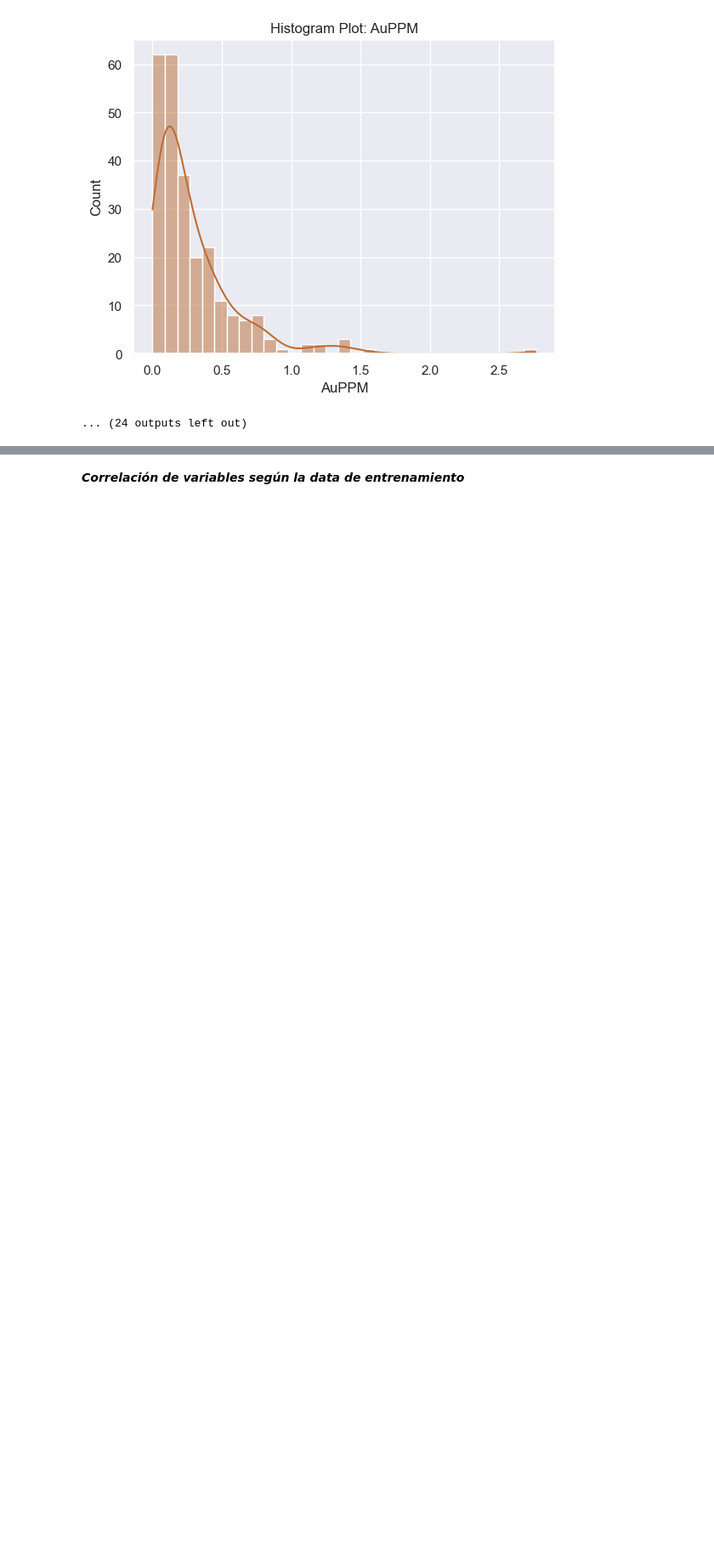
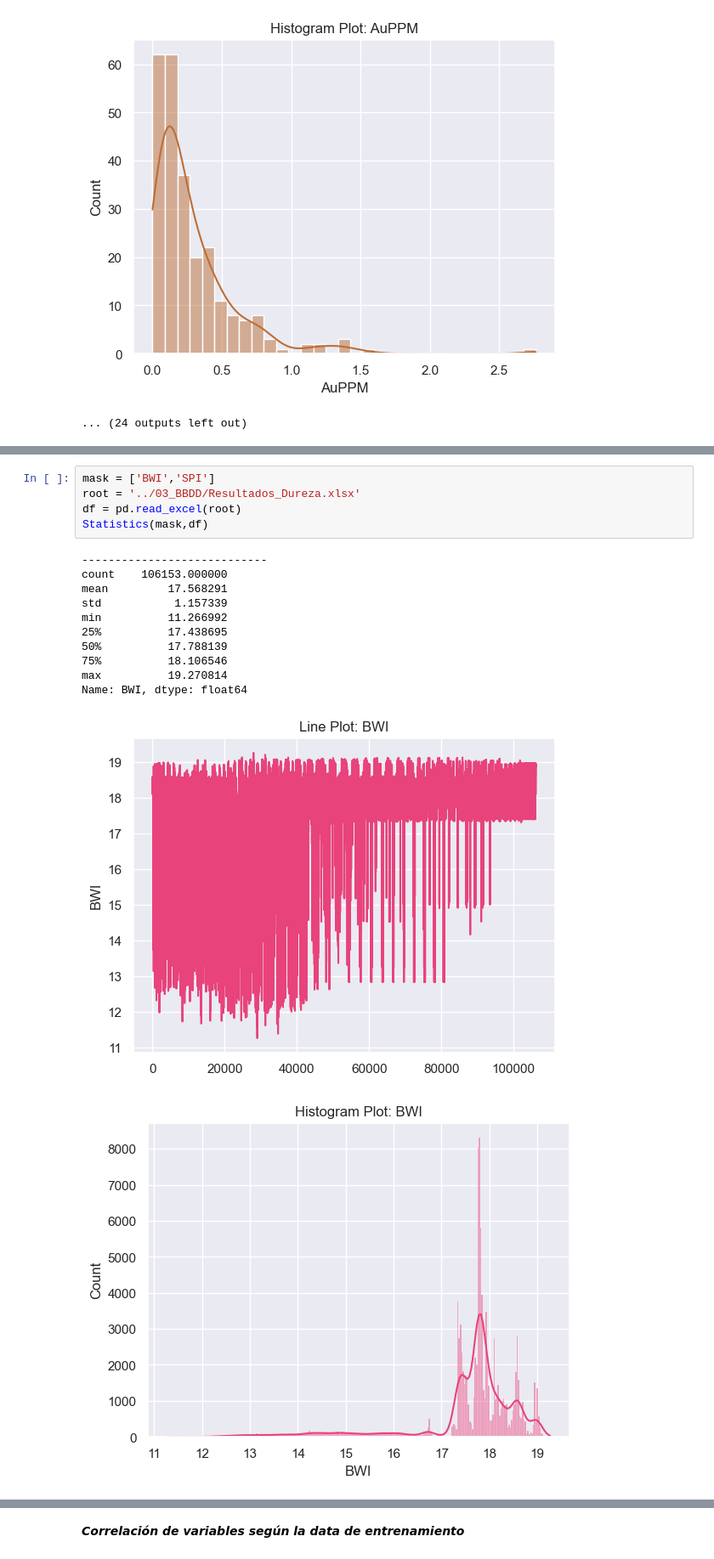
Before and after one commit to MichaelCueto/GeologyML23, a Jupyter notebook: 01_Analisis/EDA_bwilt23.ipynb, the cells around one changed output, grey strips where cells are left out. Shown at 85% size. Drawn from its saved outputs; the diff is of its cells as text; blank space fills up the shorter version.

```diff
--- a/01_Analisis/EDA_bwilt23.ipynb
+++ b/01_Analisis/EDA_bwilt23.ipynb
@@ -134,0 +137,18 @@ Name: AuPPM, dtype: float64
+# %%
+mask = ['BWI','SPI']
+root = '../03_BBDD/Resultados_Dureza.xlsx'
+df = pd.read_excel(root)
+Statistics(mask,df)
+# %% [output]
+----------------------------
+count    106153.000000
+mean         17.568291
+std           1.157339
+min          11.266992
+25%          17.438695
+50%          17.788139
+75%          18.106546
+max          19.270814
+Name: BWI, dtype: float64
+[figure, added]
+[figure, added]
```
Also changed, not shown: parts of 2 cells of this notebook, 9 other files.
